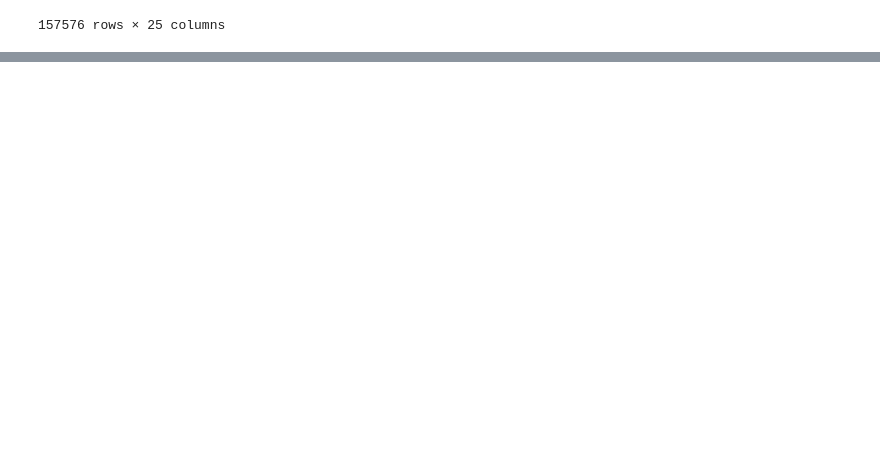
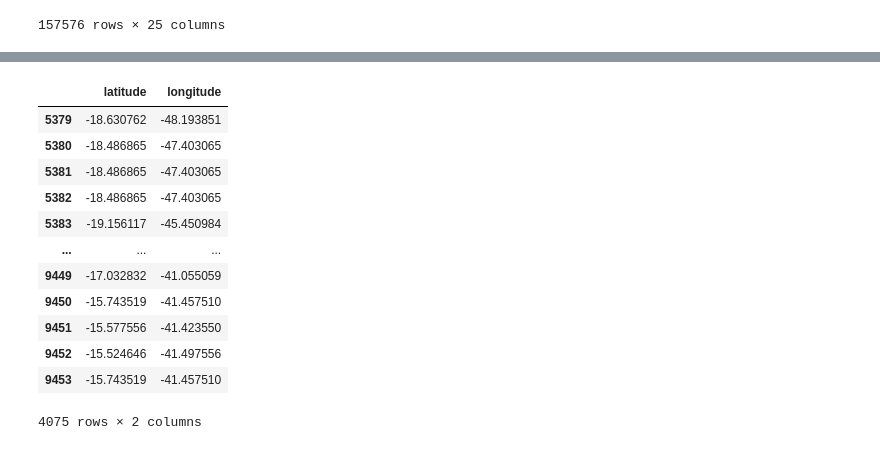
Before and after one commit to isisbiaduarte/fcd, a Jupyter notebook: assets/99-Projeto/originais/Untitled.ipynb, the cells around one changed output, grey strips where cells are left out. Drawn from its saved outputs; the diff is of its cells as text; code cells hidden in the pictures; blank space fills up the shorter version.

```diff
--- a/assets/99-Projeto/originais/Untitled.ipynb
+++ b/assets/99-Projeto/originais/Untitled.ipynb
@@ -113,0 +117,16 @@ bairros[bairros.municipio == 'Belo Horizonte']
+# %%
+bairros[["latitude", "longitude"]]
+# %% [output]
+|  | latitude | longitude |
+| 5379 | -18.630762 | -48.193851 |
+| 5380 | -18.486865 | -47.403065 |
+| 5381 | -18.486865 | -47.403065 |
+| 5382 | -18.486865 | -47.403065 |
+| 5383 | -19.156117 | -45.450984 |
+| ... | ... | ... |
+| 9449 | -17.032832 | -41.055059 |
+| 9450 | -15.743519 | -41.457510 |
+| 9451 | -15.577556 | -41.423550 |
+| 9452 | -15.524646 | -41.497556 |
+| 9453 | -15.743519 | -41.457510 |
+4075 rows × 2 columns
```
Also changed, not shown: parts of 11 cells of this notebook, 13 other files.
